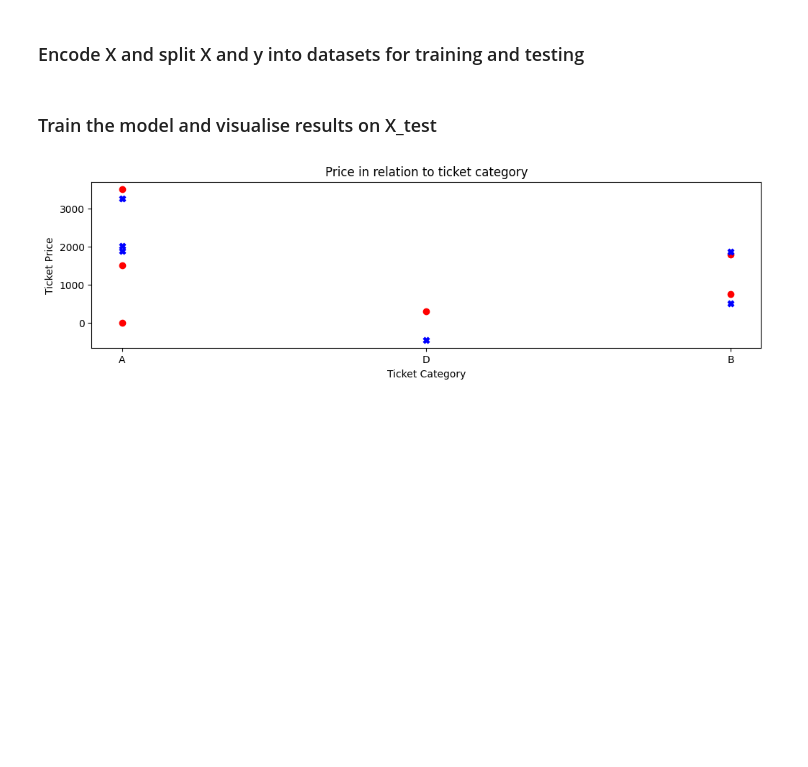
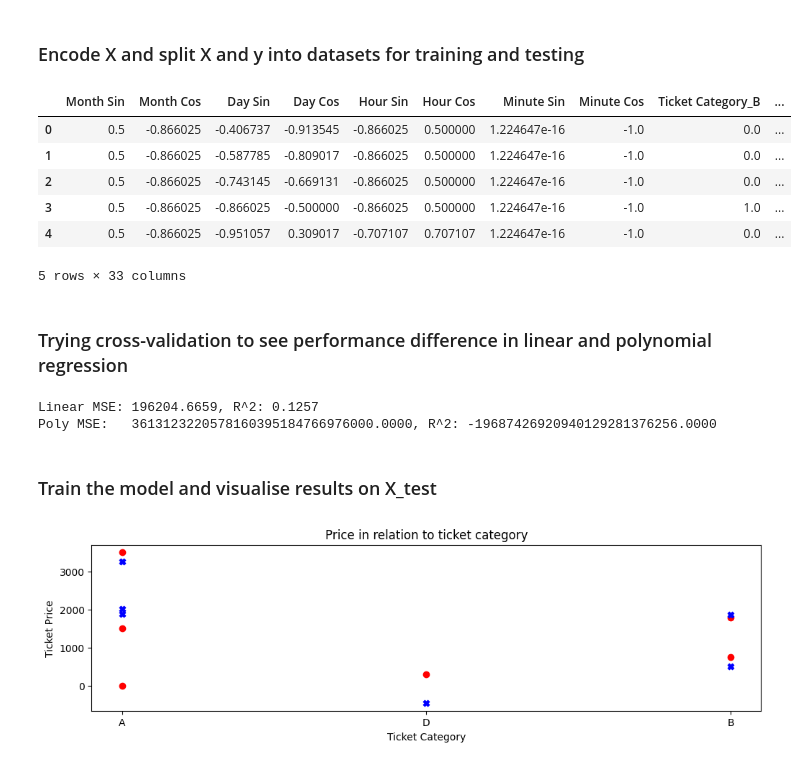
Before and after one commit to mikhail-mat/concert-price-prediction, a Jupyter notebook: regression.ipynb, the cells around one changed output. Drawn from its saved outputs; the diff is of its cells as text; code cells hidden in the pictures; blank space fills up the shorter version.

Commit message:
implemented cross-validation manually to understand the concept and compare lin and poly regression

```diff
--- a/regression.ipynb
+++ b/regression.ipynb
@@ -169,13 +169,75 @@ def one_hot_encode_df(df, cat_cols=['Ticket Category',
 ### Encode X and split X and y into datasets for training and testing
 # %%
 X_encoded = one_hot_encode_df(encode_date(X))
+X_encoded.head()
+# %% [output]
+|  | Month Sin | Month Cos | Day Sin | Day Cos | Hour Sin | Hour Cos | Minute Sin | Minute Cos | Ticket Category_B | ... |
+| 0 | 0.5 | -0.866025 | -0.406737 | -0.913545 | -0.866025 | 0.500000 | 1.224647e-16 | -1.0 | 0.0 | ... |
+| 1 | 0.5 | -0.866025 | -0.587785 | -0.809017 | -0.866025 | 0.500000 | 1.224647e-16 | -1.0 | 0.0 | ... |
+| 2 | 0.5 | -0.866025 | -0.743145 | -0.669131 | -0.866025 | 0.500000 | 1.224647e-16 | -1.0 | 0.0 | ... |
+| 3 | 0.5 | -0.866025 | -0.866025 | -0.500000 | -0.866025 | 0.500000 | 1.224647e-16 | -1.0 | 1.0 | ... |
+| 4 | 0.5 | -0.866025 | -0.951057 | 0.309017 | -0.707107 | 0.707107 | 1.224647e-16 | -1.0 | 0.0 | ... |
+5 rows × 33 columns
 # %%
 X_train = X_encoded.iloc[0:24]
 X_test = X_encoded.iloc[24:30]
 y_train = y.iloc[0:24]
 y_test = y.iloc[24:30]
-# %% [markdown]
-### Train the model and visualise results on X_test
+# %% [markdown]
+### Trying cross-validation to see performance difference in linear and polynomial regression
+# %%
+# cross-validation
+mse_lin_scores = []
+r2_lin_scores = []
+mse_poly_scores = []
+r2_poly_scores = []
+
+fold_size = 4
+n_samples = X_encoded.shape[0]
+
+
+for start in range(0, n_samples, fold_size):
+    end = start + fold_size
+    if end > n_samples:
+        break
+
+    # define training and testing 'blocks' of data for cross-validation
+    X_train_cv = pd.concat([X_encoded.iloc[:start], X_encoded.iloc[end:]])
+    y_train_cv = pd.concat([y.iloc[:start], y.iloc[end:]])
+
+    X_test_cv = X_encoded.iloc[start:end]
+    y_test_cv = y.iloc[start:end]
+
+    # linear model
+    linear_model = LinearRegression()
+    linear_model.fit(X_train_cv, y_train_cv)
+
+    y_pred_lin = linear_model.predict(X_test_cv)
+
+    mse_lin_scores.append(mean_squared_error(y_test_cv, y_pred_lin))
+    r2_lin_scores.append(r2_score(y_test_cv, y_pred_lin))
+
+    # testing the polynomial model
+
+    poly = PolynomialFeatures(degree=2, include_bias=False)
+    X_train_poly = poly.fit_transform(X_train_cv)
+    X_test_poly = poly.transform(X_test_cv)
+
+    poly_model = LinearRegression()
+    poly_model.fit(X_train_poly, y_train_cv)
+    y_pred_poly = poly_model.predict(X_test_poly)
+
+    mse_poly_scores.append(mean_squared_error(y_test_cv, y_pred_poly))
+    r2_poly_scores.append(r2_score(y_test_cv, y_pred_poly))
+
+
+print(f'Linear MSE: {np.mean(mse_lin_scores):.4f}, R^2: {np.mean(r2_lin_scores):.4f}')
+print(f'Poly MSE:   {np.mean(mse_poly_scores):.4f}, R^2: {np.mean(r2_poly_scores):.4f}')
+# %% [output]
+Linear MSE: 196204.6659, R^2: 0.1257
+Poly MSE:   3613123220578160395184766976000.0000, R^2: -19687426920940129281376256.0000
+# %% [markdown]
+### Train the model and visualise results on X_test
 # %%
 linear_model = LinearRegression()
 linear_model.fit(X_train, y_train)
```
